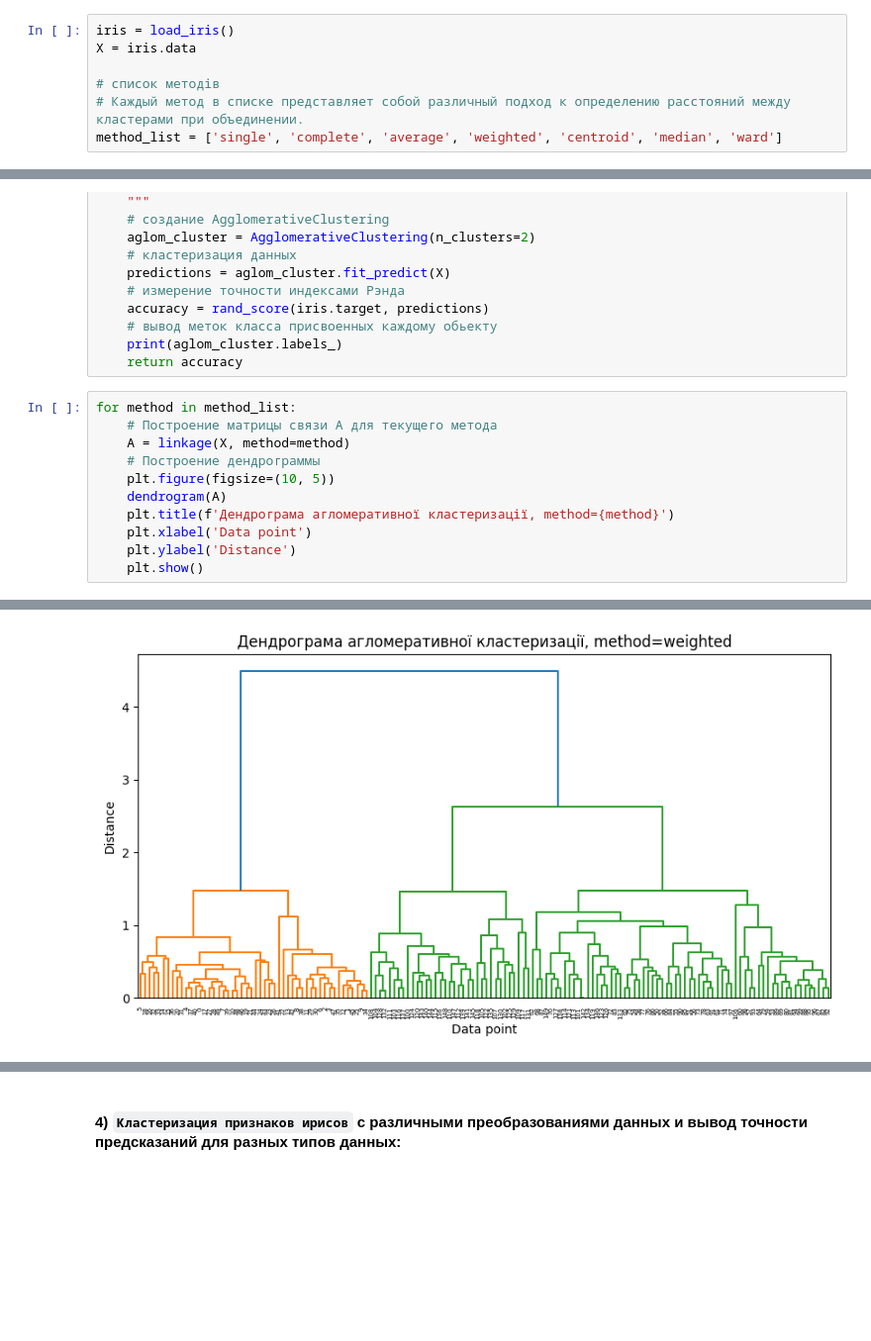
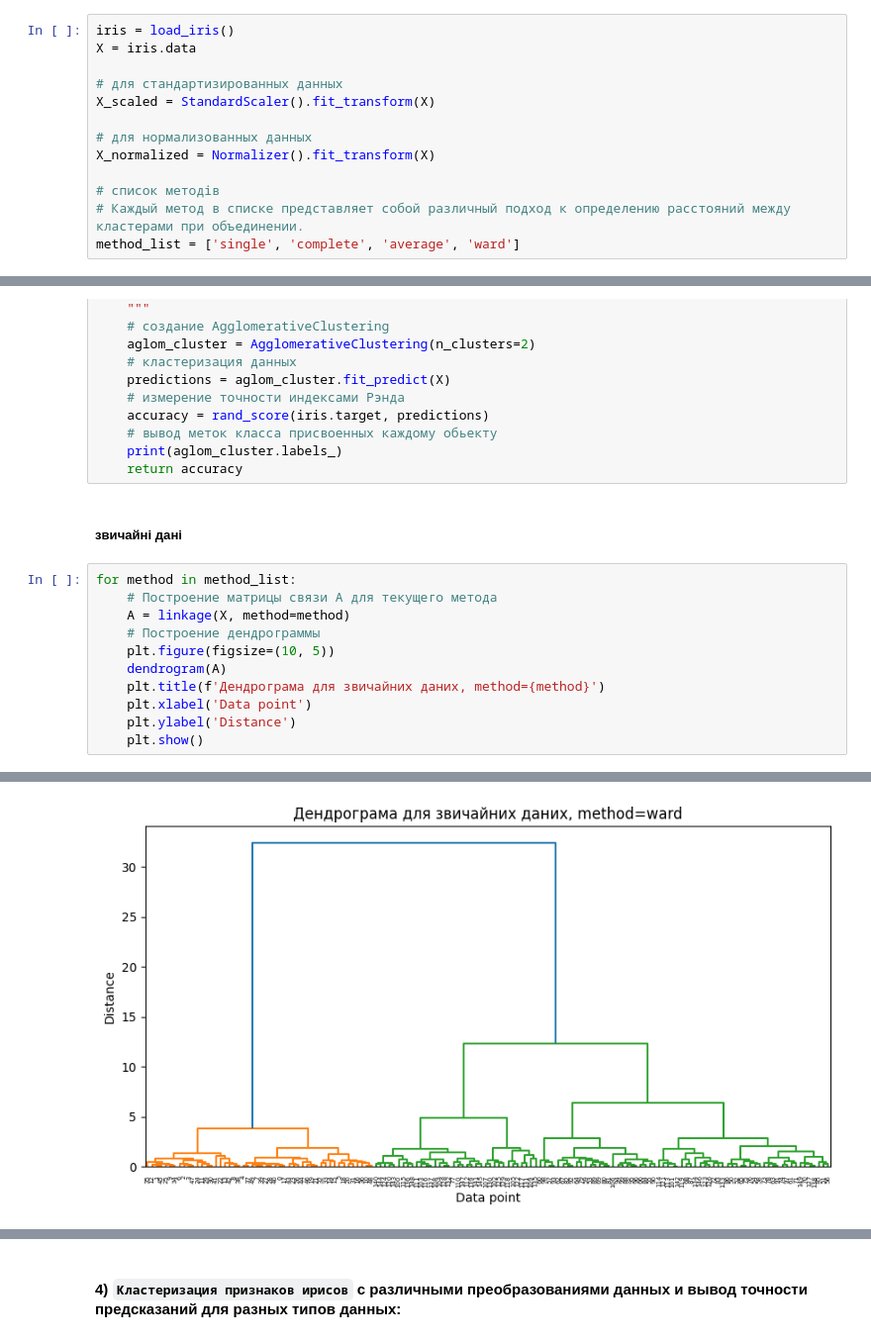
Before and after one commit to ulyagram77/Intelligent_Data_Analysis_Labs, a Jupyter notebook: Laboratorna3/lab3.ipynb, the cells around one changed output, grey strips where cells are left out. Shown: that part at 99% size. Saved outputs shown, nothing was run; the diff lists cells and outputs as text; blank space fills up the shorter version.

```diff
--- a/Laboratorna3/lab3.ipynb
+++ b/Laboratorna3/lab3.ipynb
@@ -17,9 +17,15 @@ metric (за замовченням `metric=’euclidean’`), метод виз
 iris = load_iris()
 X = iris.data
 
+# для стандартизированных данных
+X_scaled = StandardScaler().fit_transform(X)
+
+# для нормализованных данных
+X_normalized = Normalizer().fit_transform(X)
+
 # список методів
 # Каждый метод в списке представляет собой различный подход к определению расстояний между кластерами при объединении.
-method_list = ['single', 'complete', 'average', 'weighted', 'centroid', 'median', 'ward']
+method_list = ['single', 'complete', 'average', 'ward']
 # %% [markdown]
 #### 3) Кластеризация методом агломерации и вывод дендограм:
 # %%
@@ -42,6 +48,8 @@ def fit_and_predict(X):
     # вывод меток класса присвоенных каждому обьекту
     print(aglom_cluster.labels_)
     return accuracy
+# %% [markdown]
+##### звичайні дані
 # %%
 for method in method_list:
     # Построение матрицы связи A для текущего метода
@@ -49,7 +57,7 @@ for method in method_list:
     # Построение дендрограммы
     plt.figure(figsize=(10, 5))
     dendrogram(A)
-    plt.title(f'Дендрограма агломеративної кластеризації, method={method}')
+    plt.title(f'Дендрограма для звичайних даних, method={method}')
     plt.xlabel('Data point')
     plt.ylabel('Distance')
     plt.show()
@@ -60 +68 @@ for method in method_list:
-[figure, old version]
+[figure, new version]
```
Also changed, not shown: parts of 7 cells of this notebook, 1 other file.
